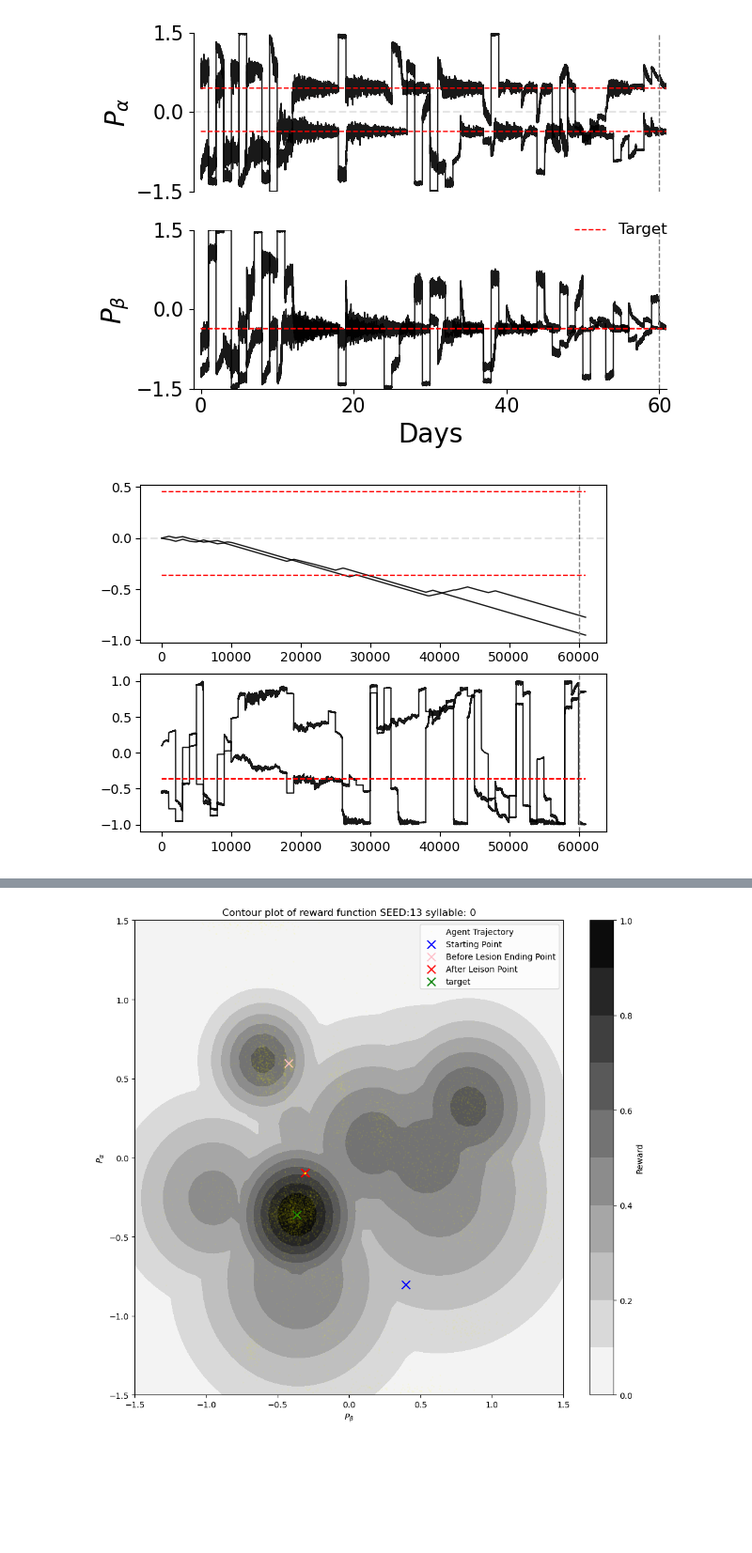
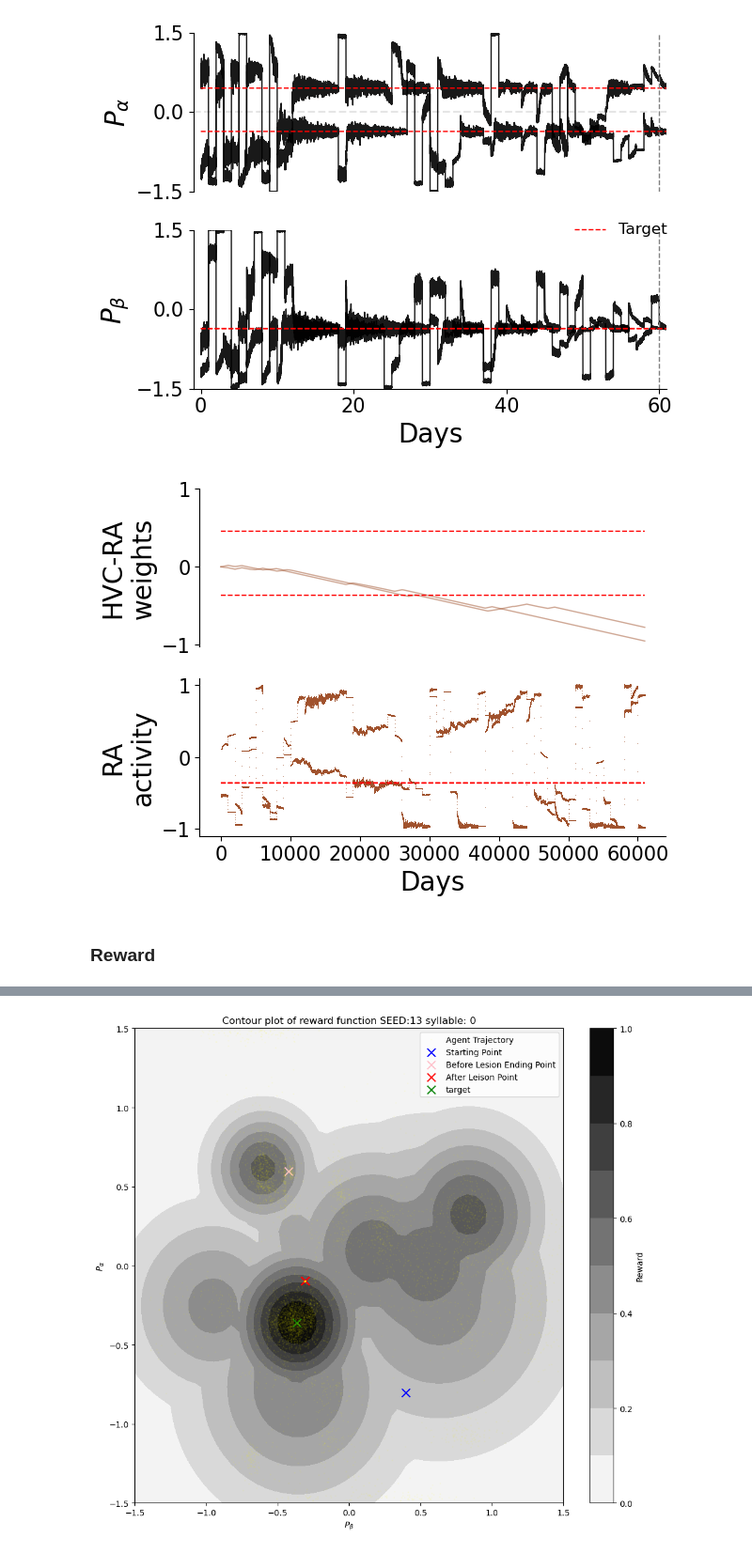
Before and after one commit to atharvsuryawanshi12/Dual_Pathway_RL_songbird, a Jupyter notebook: JSON/for_figures.ipynb, the cells around one changed output, grey strips where cells are left out. Shown: that part at 94% size. Cells and saved outputs as stored; diff of their text form; code cells hidden in the pictures; blank space fills up the shorter version.

```diff
--- a/JSON/for_figures.ipynb
+++ b/JSON/for_figures.ipynb
@@ -546,7 +546,7 @@ plot_output(obj)
 # %% [output]
 [figure]
 # %%
-def plot_HL(obj):
+def plot_HL1(obj):
     figure, (ax1, ax2) = plt.subplots(2,1)
 
     sk = N_SYLL
@@ -559,8 +559,9 @@ def plot_HL(obj):
     # Data
     for syll in range(N_SYLL):
         # motor outputs
-        ax1.plot(running_mean(obj.hvc_ra_array[:,:,syll].reshape(DAYS*N_DAILY_MOTIFS)), color="black", lw=1, alpha=.9)
-        ax2.plot(running_mean(obj.hvc_bg_array[:,:,syll].reshape(DAYS*N_DAILY_MOTIFS)), color="black", lw=1, alpha=.9)
+        ax1.plot(running_mean(obj.hvc_ra_array[:,:,syll].reshape(DAYS*N_DAILY_MOTIFS)), color='sienna', alpha=.5, linewidth=1)
+        ax2.plot(running_mean(obj.hvc_bg_array[:,:,syll].reshape(DAYS*N_DAILY_MOTIFS)), color="sienna", alpha=.5, marker=',', linewidth=0, markersize=1)
+
 
     for syll in range(N_SYLL - 1):
         # target
@@ -569,11 +570,39 @@ def plot_HL(obj):
     ax1.plot(obj.centers[syll + 1, 0]*np.ones(N_DAILY_MOTIFS*DAYS),  color='red', linestyle='--', linewidth=1)
     ax2.plot(obj.centers[syll + 1, 1]*np.ones(N_DAILY_MOTIFS*DAYS),  color='red', linestyle='--', linewidth=1, label = 'Target')
 
-    # Axis beauty
-    ax1.axvline(x=N_DAYS_INTACT * N_DAILY_MOTIFS, linestyle='--', color='grey', lw=1)
-    ax2.axvline(x=N_DAYS_INTACT * N_DAILY_MOTIFS, linestyle='--', color='grey', lw=1)
-    ax1.axhline(y=0, linestyle='--', color='black', alpha=0.1)
+    # # Axis beauty
+    # ax1.axvline(x=N_DAYS_INTACT * N_DAILY_MOTIFS, linestyle='--', color='grey', lw=1)
+    # ax2.axvline(x=N_DAYS_INTACT * N_DAILY_MOTIFS, linestyle='--', color='grey', lw=1)
+    # ax1.axhline(y=0, linestyle='--', color='black', alpha=0.1)
+
+    ax1.spines['top'].set_visible(False)
+    ax1.spines['right'].set_visible(False)
+    ax1.spines['bottom'].set_visible(False)
+    ax1.get_xaxis().set_ticks([])
+    ax1.tick_params(labelsize=15)
+    ax1.set_yticks([-1, 0, 1])
+    # ax1.set_xlim(-1, obj.n_days+obj.n_lesioned_days)
+    # ax1.set_ylim(obj.Wmin_Heb-0.1, obj.Wmax_Heb+0.1)
+
+    ax2.set_ylim(-1.1, 1.1)
+    ax2.set_xlabel('Days', fontsize=20)
+    ax2.set_yticks([-1, 0, 1])
+    ax2.tick_params(labelsize=15)
+    # ax2.set_xlim(-1, obj.n_days+obj.n_lesioned_days)
+    # ax2.get_xaxis().set_ticks([0, 20, 40, 60])
+    ax2.spines['top'].set_visible(False)
+    ax2.spines['right'].set_visible(False)
+    # ax2.spines['bottom'].set_bounds(0, obj.n_days+obj.n_lesioned_days)
+
+#         if obj.contour_type=='Syrinx':
+#             ax1.set_ylabel(r'$P_{\beta} (Tension)$', fontsize=20)
+#             ax1.set_ylabel(r'$P_{\alpha} (Pressure)$', fontsize=20)
+#         else:
+    ax1.set_ylabel('HVC-RA\nweights', fontsize=20)
+    ax2.set_ylabel('RA\nactivity', fontsize=20)
 # %%
-plot_HL(obj)
+plot_HL1(obj)
 # %% [output]
-[figure, old version]
+[figure, new version]
+# %% [markdown]
+### Reward
```
Also changed, not shown: parts of 2 cells of this notebook.
